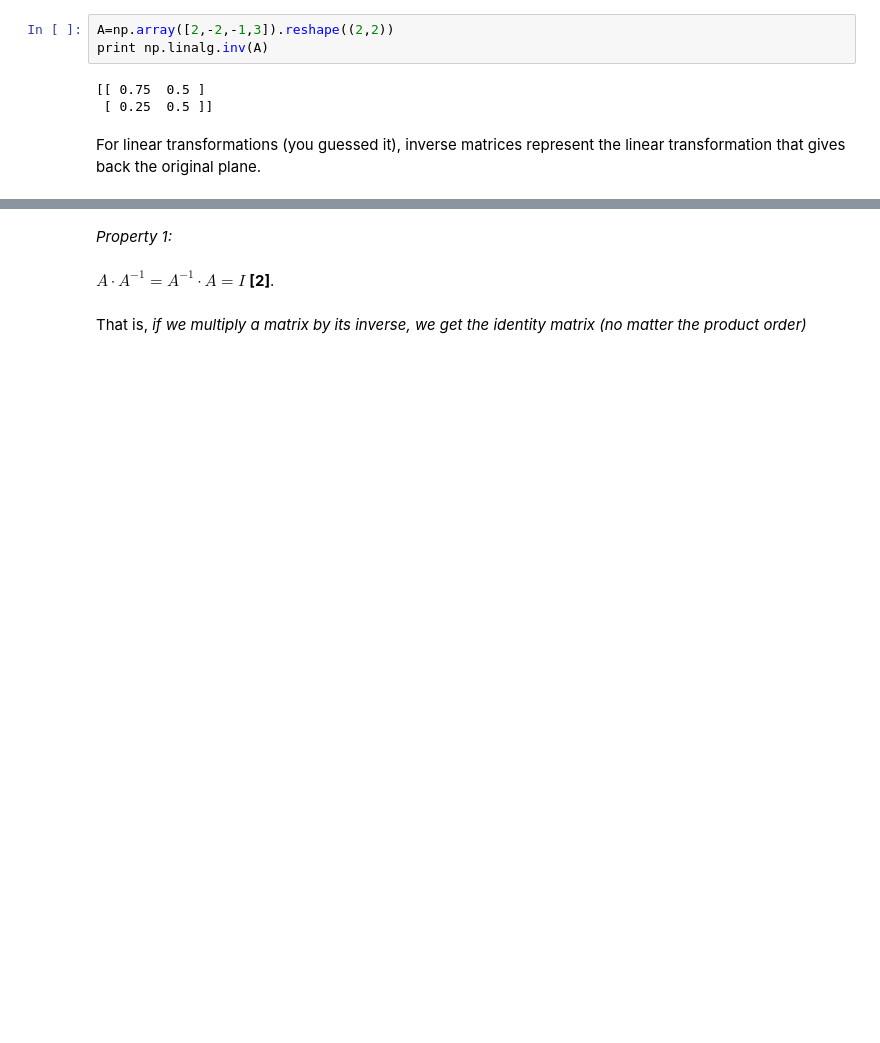
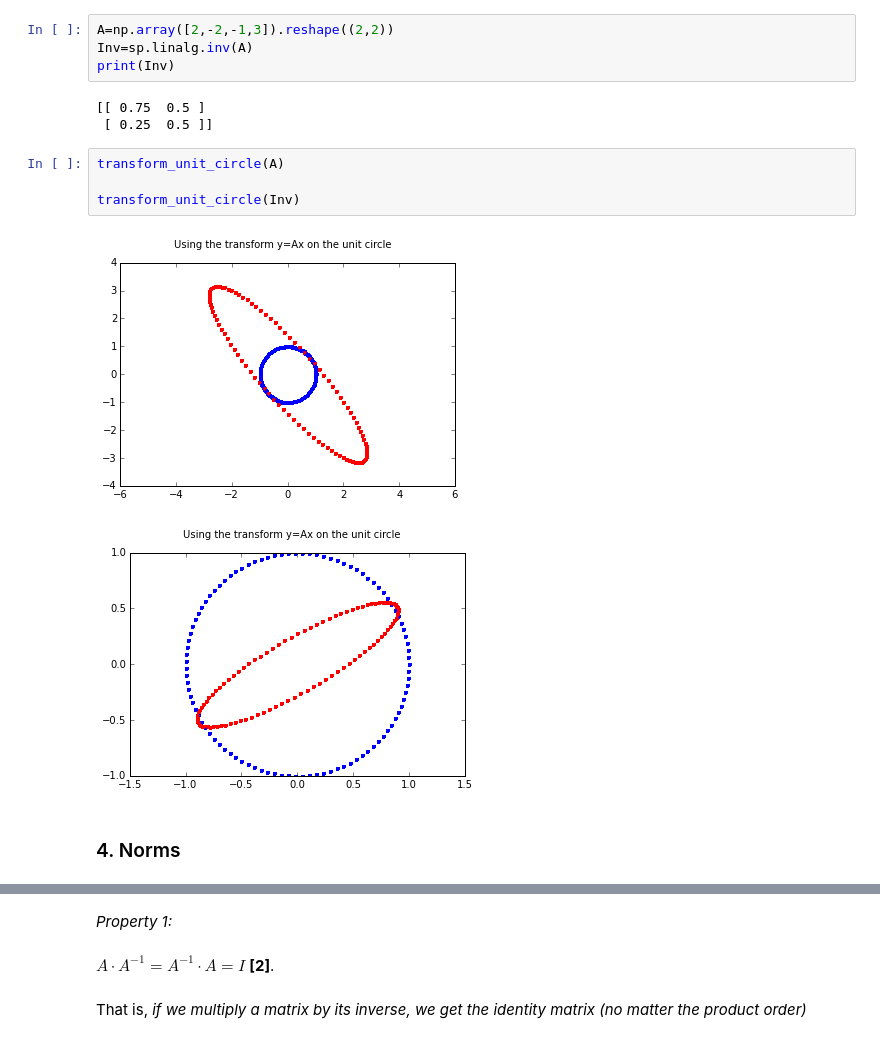
Before and after one commit to gmonce/datascience, a Jupyter notebook: src/2. - Matrices for data scientists.ipynb, the cells around one changed output, grey strips where cells are left out. Saved outputs shown, nothing was run; the diff lists cells and outputs as text; blank space fills up the shorter version.

```diff
--- a/src/2. - Matrices for data scientists.ipynb
+++ b/src/2. - Matrices for data scientists.ipynb
@@ -222,8 +274,16 @@ Find the inverse of some matrix:
 # %%
 A=np.array([2,-2,-1,3]).reshape((2,2))
-print np.linalg.inv(A)
+Inv=sp.linalg.inv(A)
+print(Inv)
 # %% [output]
 [[ 0.75  0.5 ]
  [ 0.25  0.5 ]]
-# %% [markdown]
-For linear transformations (you guessed it), inverse matrices represent the linear transformation that gives back the original plane.
+# %%
+transform_unit_circle(A)
+
+transform_unit_circle(Inv)
+# %% [output]
+[figure, added]
+[figure, added]
+# %% [markdown]
+### 4. Norms
```
Also changed, not shown: parts of 100 cells of this notebook, 1 other file.
